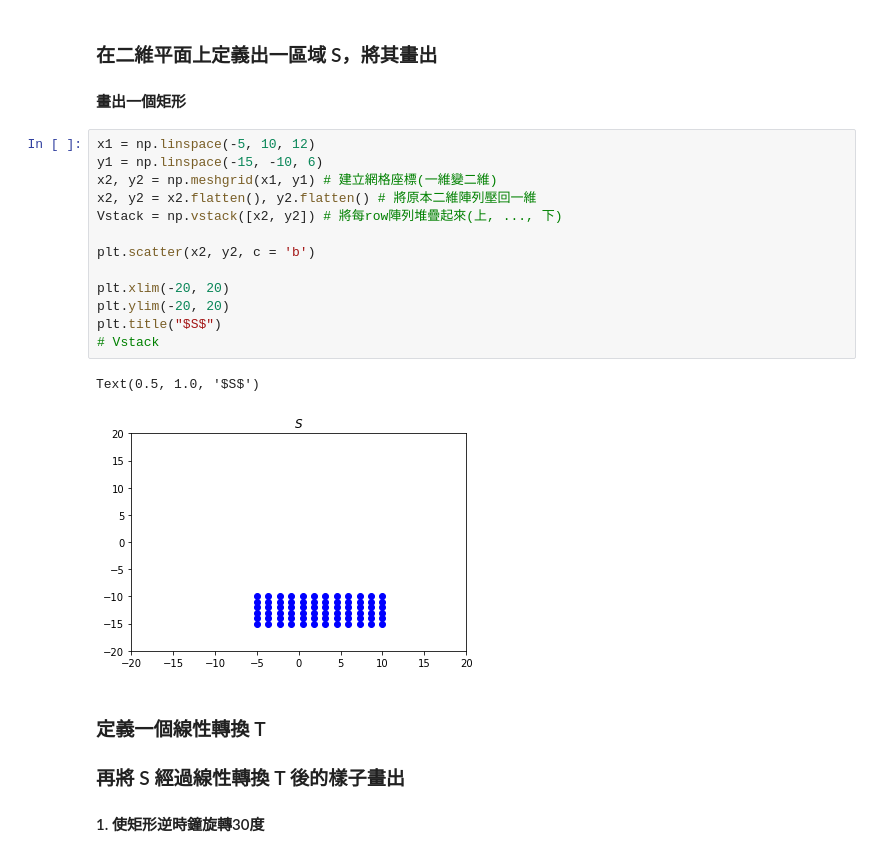
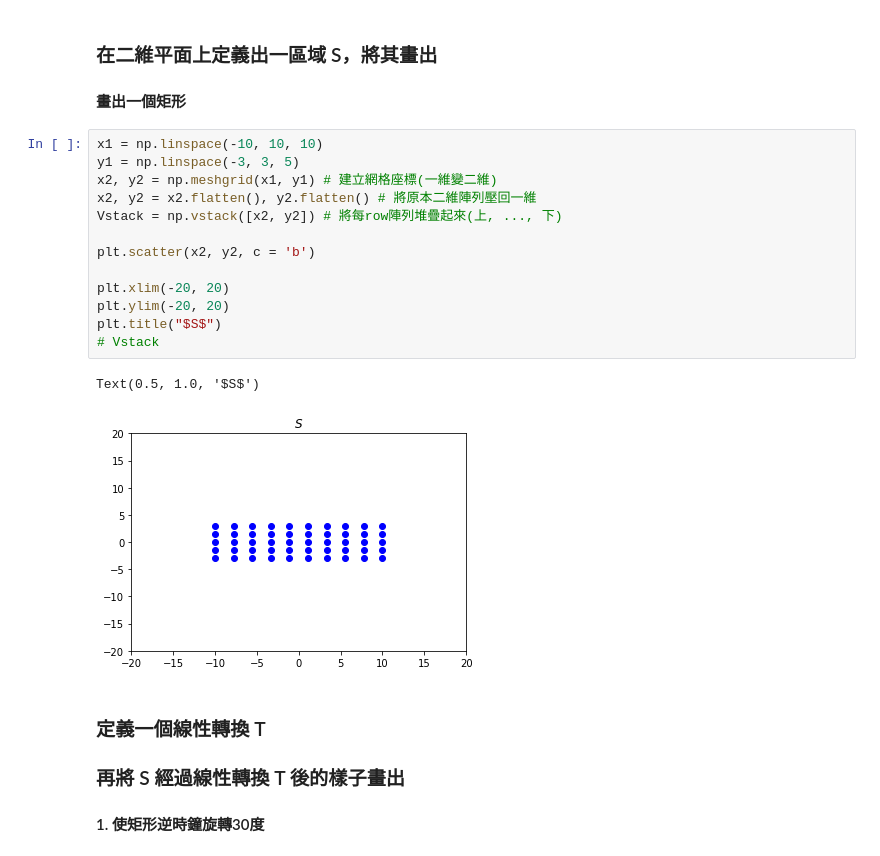
Before and after one commit to niummxvy/108-2-Linear-Algebra, a Jupyter notebook: homework/1090430作業六：線性變換.ipynb, the cells around one changed output. Cells and saved outputs as stored; diff of their text form.

```diff
--- a/homework/1090430作業六：線性變換.ipynb
+++ b/homework/1090430作業六：線性變換.ipynb
@@ -9,21 +9,21 @@ import matplotlib.pyplot as plt
 ### 在二維平面上定義出一區域 S，將其畫出
 #### 畫出一個矩形
 # %%
-x1 = np.linspace(-5, 10, 12)
-y1 = np.linspace(-15, -10, 6)
+x1 = np.linspace(-10, 10, 10)
+y1 = np.linspace(-3, 3, 5)
 x2, y2 = np.meshgrid(x1, y1) # 建立網格座標(一維變二維)
 x2, y2 = x2.flatten(), y2.flatten() # 將原本二維陣列壓回一維
 Vstack = np.vstack([x2, y2]) # 將每row陣列堆疊起來(上, ..., 下)
 
 plt.scatter(x2, y2, c = 'b')
 
 plt.xlim(-20, 20)
 plt.ylim(-20, 20)
 plt.title("$S$")
 # Vstack
 # %% [output]
 Text(0.5, 1.0, '$S$')
-[figure, old version]
+[figure, new version]
 # %% [markdown]
 ### 定義一個線性轉換 T
 ### 再將 S 經過線性轉換 T 後的樣子畫出
```
Also changed, not shown: parts of 6 cells of this notebook.
